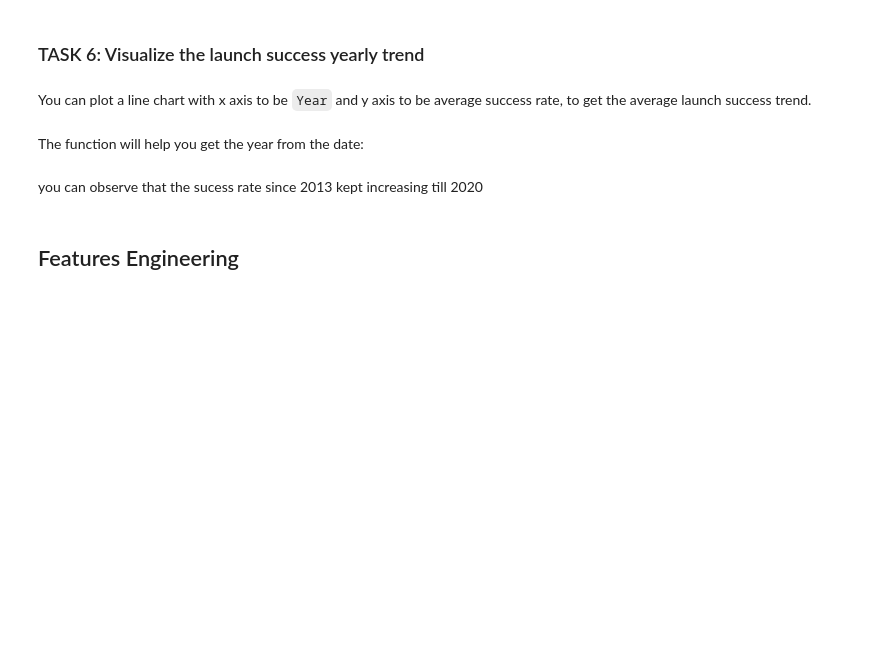
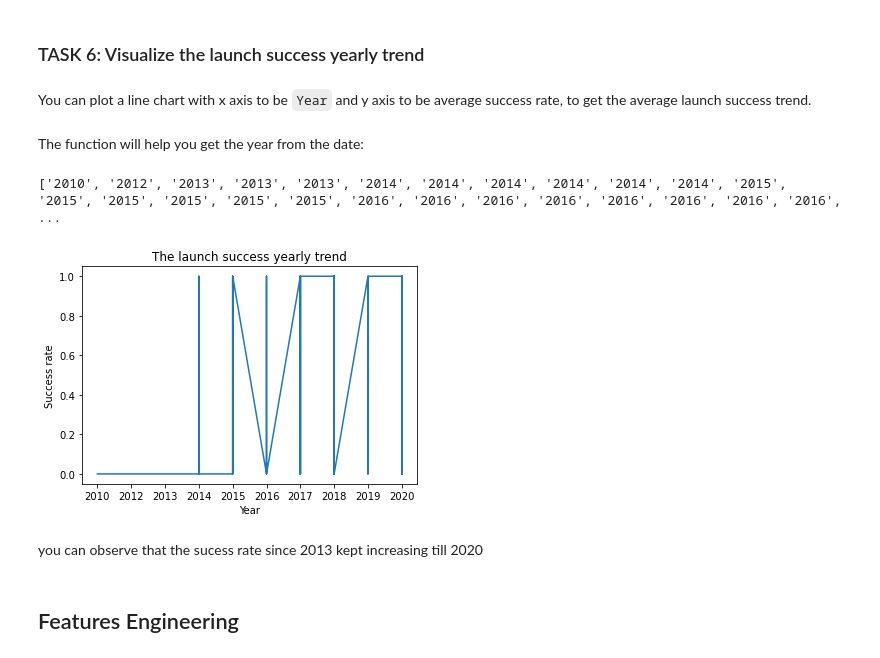
Before and after one commit to aswathyremanan/aswathyremanan, a Jupyter notebook: EDA with Data Visualization.ipynb, the cells around one changed output. Drawn from its saved outputs; the diff is of its cells as text; code cells hidden in the pictures; blank space fills up the shorter version.

```diff
--- a/EDA with Data Visualization.ipynb
+++ b/EDA with Data Visualization.ipynb
@@ -184,24 +184,31 @@ def Extract_year(date):
     return year
 # %%
 # Plot a line chart with x axis to be the extracted year and y axis to be the success rate
-for index, row in df.iterrows():
-    Extract_year(row['Date'])
+#for index, row in df.iterrows():
+   # Extract_year(row['Date'])
 
 
 #Year = [1920,1930,1940,1950,1960,1970,1980,1990,2000,2010]
 #Class = [0,0,1,0,0,1,1,1,0,1]
 #print(year)
 #Y= df.Class
-#dataLine = df[['Date','Class']]
-#dataLine['Date'].apply(Extract_year)
-#dataLine['Date'] = year
 
-print(dataLine)
-#plt.plot(dataLine['Class'], year)
-#plt.title('The launch success yearly trend')
-#plt.xlabel('Year')
-#plt.ylabel('Success rate')
+Extract_year('date')
+print(year)
+
+
+#print(dataLine)
+
+plt.plot(year,df['Class'])
+plt.title('The launch success yearly trend')
+plt.xlabel('Year')
+plt.ylabel('Success rate')
+plt.show()
+#df.plot.line(x='year', y='Class')
 #plt.show()
+# %% [output]
+['2010', '2012', '2013', '2013', '2013', '2014', '2014', '2014', '2014', '2014', '2014', '2015', '2015', '2015', '2015', '2015', '2015', '2016', '2016', '2016', '2016', '2016', '2016', '2016', '2016', ...
+[figure, added]
 # %% [markdown]
 you can observe that the sucess rate since 2013 kept increasing till 2020
 # %% [markdown]
```
Also changed, not shown: parts of 2 cells of this notebook.
